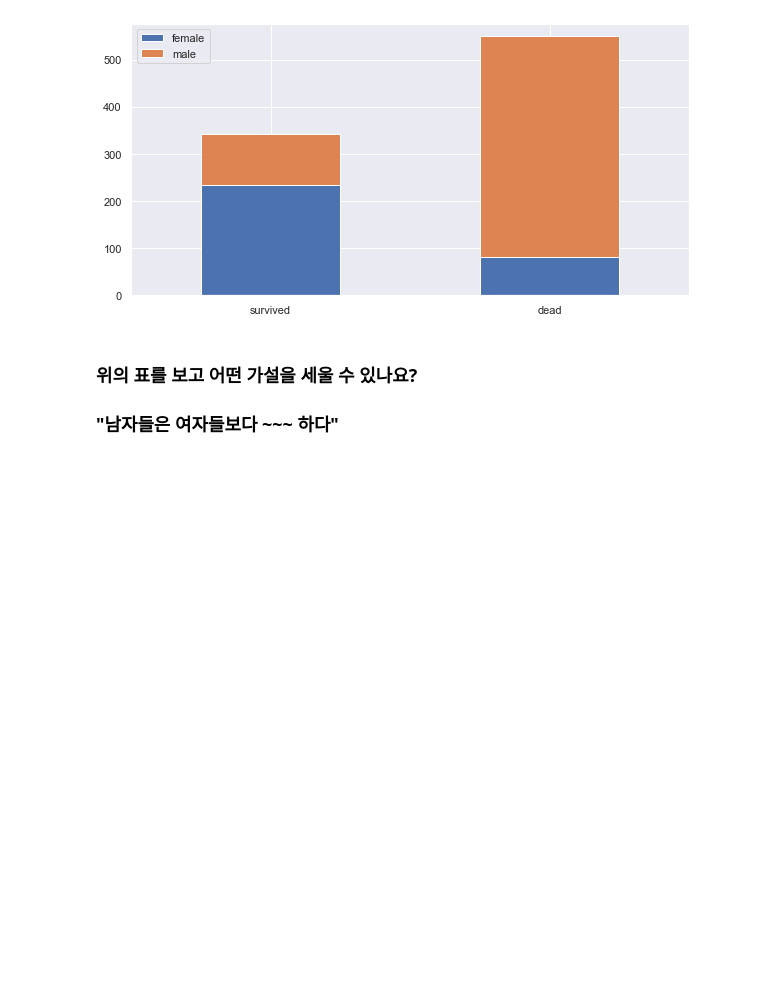
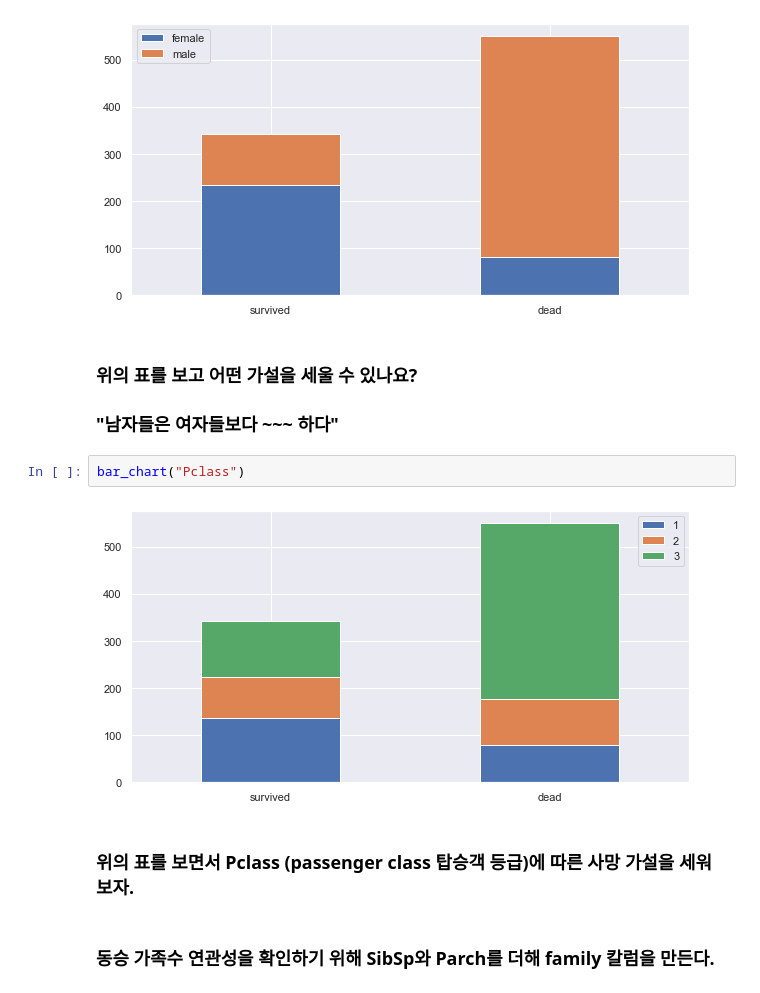
Before and after one commit to Kstyle0710/my_titanic, a Jupyter notebook: my_titanic.ipynb, the cells around one changed output. Cells and saved outputs as stored; diff of their text form; blank space fills up the shorter version.

```diff
--- a/my_titanic.ipynb
+++ b/my_titanic.ipynb
@@ -124,3 +124,11 @@ bar_chart("Sex")
 # %% [markdown]
 ### 위의 표를 보고 어떤 가설을 세울 수 있나요?
 ### "남자들은 여자들보다 ~~~ 하다"
+# %%
+bar_chart("Pclass")
+# %% [output]
+[figure, added]
+# %% [markdown]
+### 위의 표를 보면서 Pclass (passenger class 탑승객 등급)에 따른 사망 가설을 세워보자.
+# %% [markdown]
+### 동승 가족수 연관성을 확인하기 위해 SibSp와 Parch를 더해 family 칼럼을 만든다.
```
Also changed, not shown: parts of 32 cells of this notebook.
